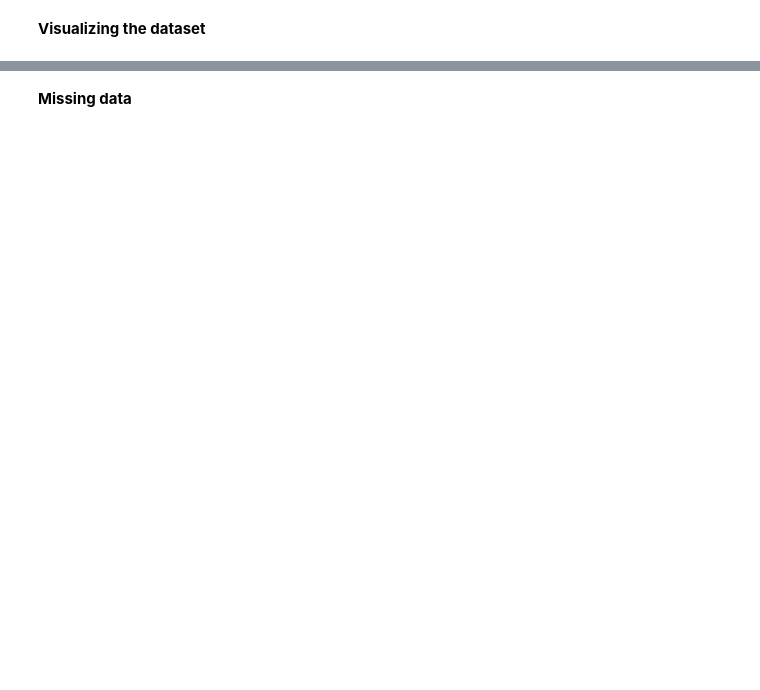
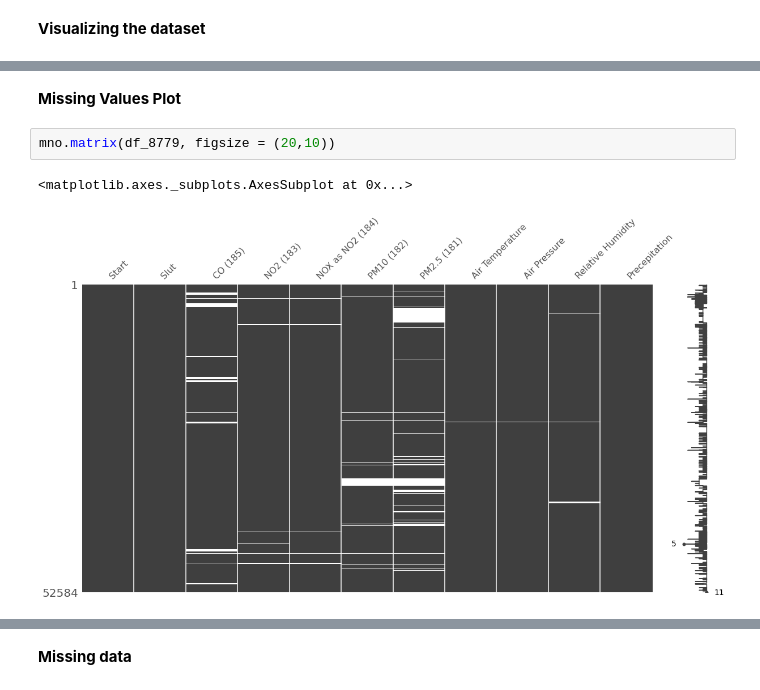
Before and after one commit to evo4np/damp_preprocessing_2018, a Jupyter notebook: station_8779.ipynb, the cells around one changed output, grey strips where cells are left out. Cells and saved outputs as stored; diff of their text form; blank space fills up the shorter version.

```diff
--- a/station_8779.ipynb
+++ b/station_8779.ipynb
@@ -564,0 +158,7 @@ df.plot(subplots= True, figsize=(16,10));
+# %% [markdown]
+**Missing Values Plot**
+# %%
+mno.matrix(df_8779, figsize = (20,10))
+# %% [output]
+<matplotlib.axes._subplots.AxesSubplot at 0x...>
+[figure, added]
```
Also changed, not shown: parts of 234 cells of this notebook.
